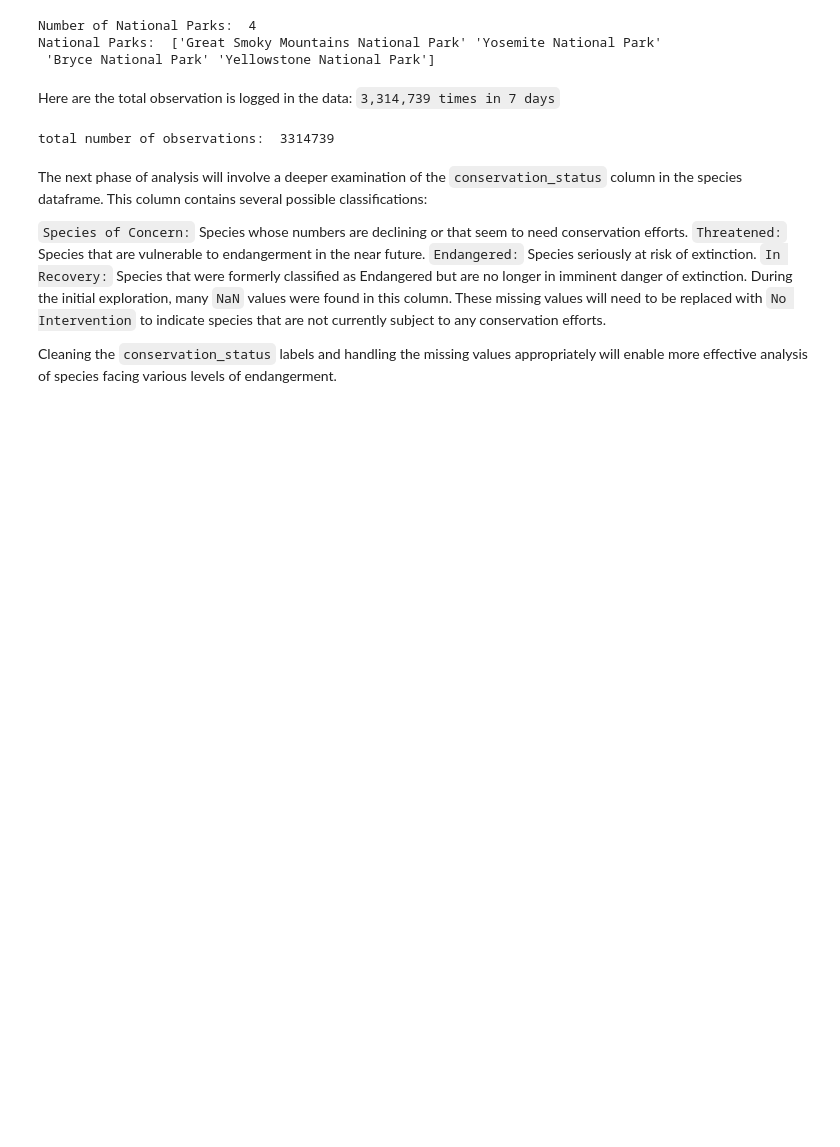
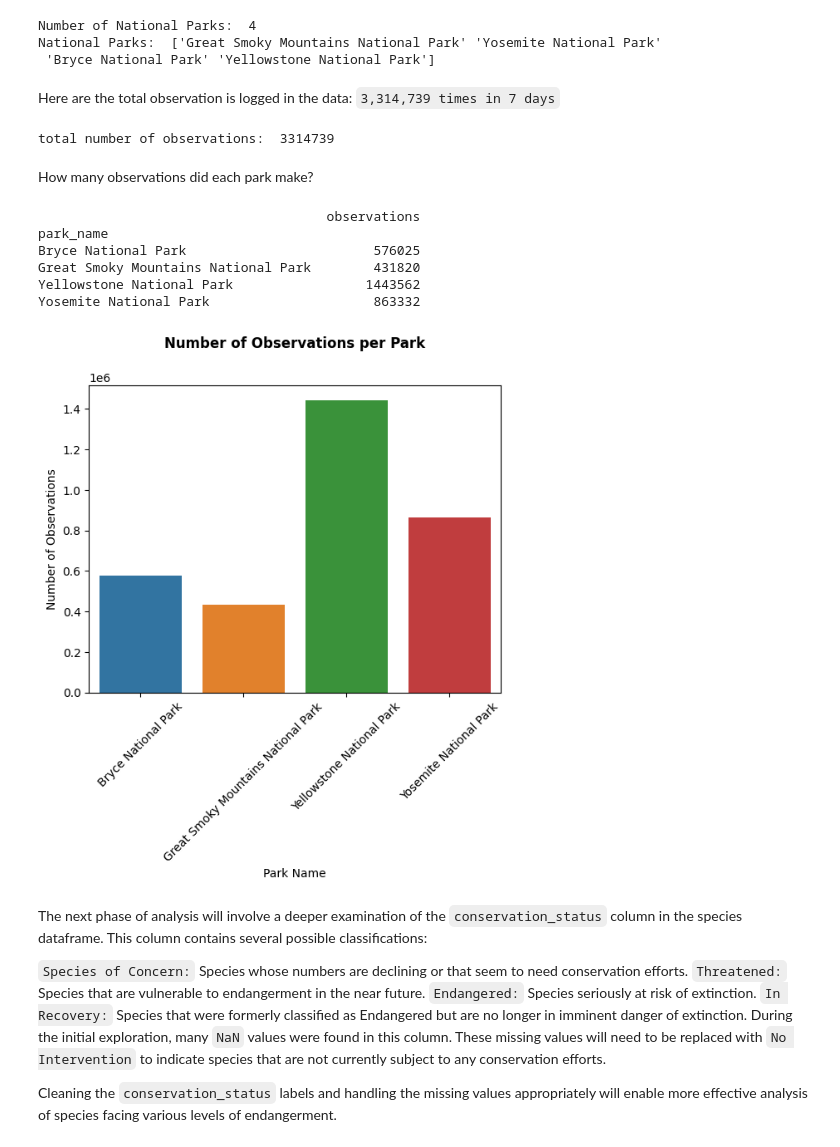
Before and after one commit to unclethien/National_Parks_Service_Project, a Jupyter notebook: biodiversity.ipynb, the cells around one changed output. Saved outputs shown, nothing was run; the diff lists cells and outputs as text; code cells hidden in the pictures; blank space fills up the shorter version.

```diff
--- a/biodiversity.ipynb
+++ b/biodiversity.ipynb
@@ -220,6 +223,28 @@ Here are the total observation is logged in the data: `3,314,739 times in 7 days
 print("total number of observations: ", observations.observations.sum())
 # %% [output]
 total number of observations:  3314739
+# %% [markdown]
+How many observations did each park make?
+# %%
+# Number of observations per park
+observations_park = observations[['park_name','observations']].groupby('park_name').sum()
+print(observations_park)
+
+
+ax = sns.barplot(x=observations_park.index, y=observations_park.observations)
+ax.set_xticklabels(ax.get_xticklabels(), rotation=45)
+plt.title("Number of Observations per Park", y=1.1, fontweight="bold")
+plt.ylabel("Number of Observations")
+plt.xlabel("Park Name")
+plt.show()
+# %% [output]
+                                     observations
+park_name
+Bryce National Park                        576025
+Great Smoky Mountains National Park        431820
+Yellowstone National Park                 1443562
+Yosemite National Park                     863332
+[figure, added]
 # %% [markdown]
 The next phase of analysis will involve a deeper examination of the `conservation_status` column in the species dataframe. This column contains several possible classifications:
 
```
Also changed, not shown: parts of 14 cells of this notebook.
